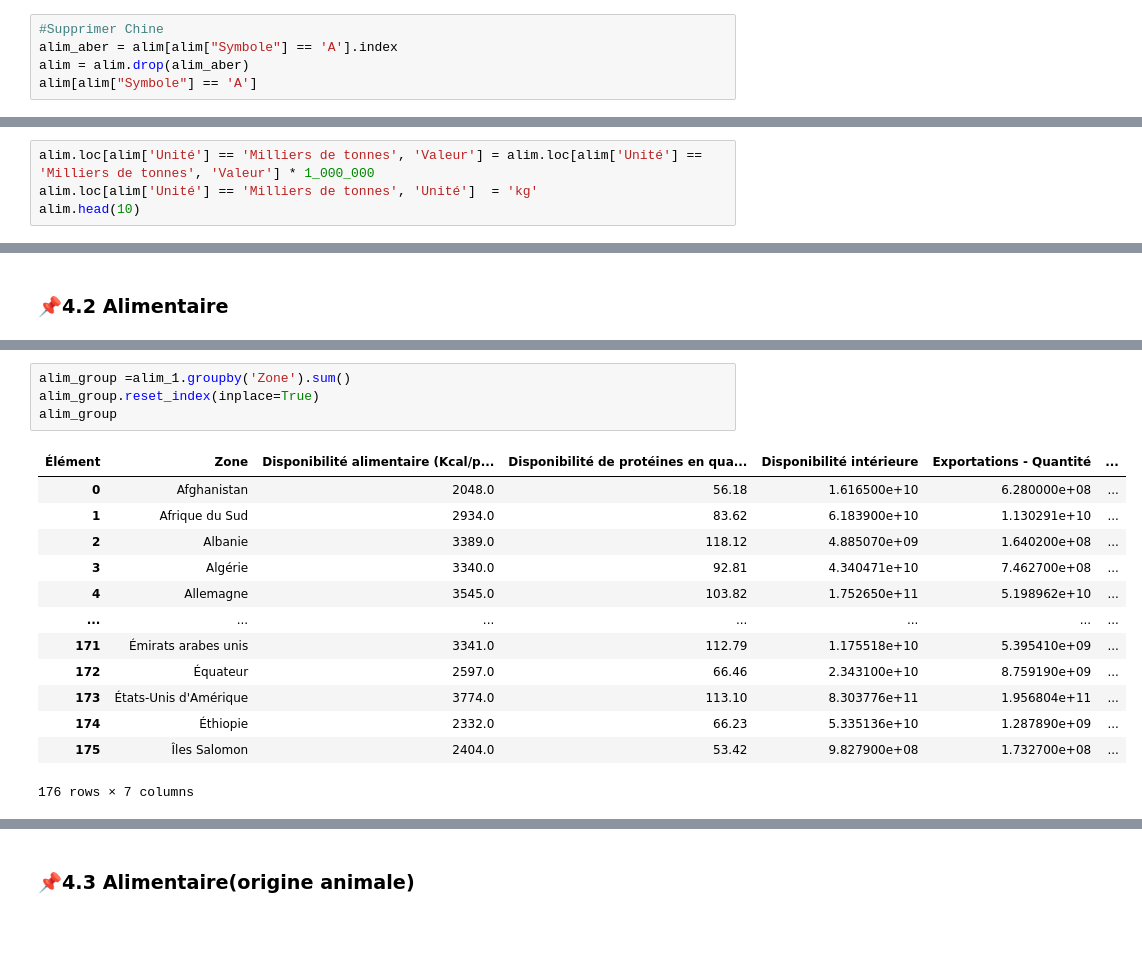
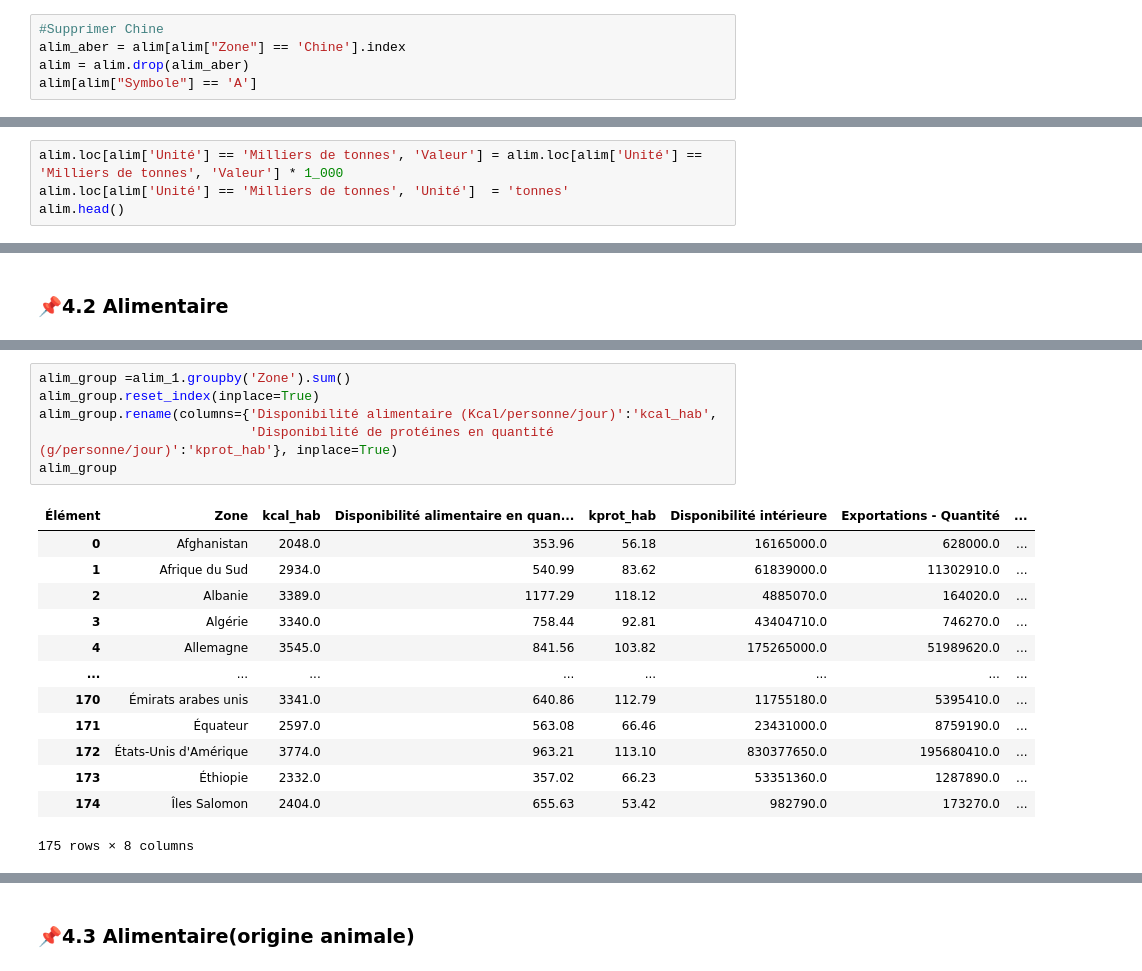
Before and after one commit to pouriaforouzesh/projet-3, a Jupyter notebook: P5_01_code.ipynb, the cells around one changed output, grey strips where cells are left out. Saved outputs shown, nothing was run; the diff lists cells and outputs as text; blank space fills up the shorter version.

```diff
--- a/P5_01_code.ipynb
+++ b/P5_01_code.ipynb
@@ -297,7 +467,7 @@ pop.head()
 ### 📌3.2 Alimentaire
 # %%
 #Supprimer Chine
-alim_aber = alim[alim["Symbole"] == 'A'].index
+alim_aber = alim[alim["Zone"] == 'Chine'].index
 alim = alim.drop(alim_aber)
 alim[alim["Symbole"] == 'A']
 # %% [output]
@@ -309,7 +479,7 @@ alim.Zone.unique().shape
 # %%
-alim.loc[alim['Unité'] == 'Milliers de tonnes', 'Valeur'] = alim.loc[alim['Unité'] == 'Milliers de tonnes', 'Valeur'] * 1_000_000
-alim.loc[alim['Unité'] == 'Milliers de tonnes', 'Unité']  = 'kg'
-alim.head(10)
+alim.loc[alim['Unité'] == 'Milliers de tonnes', 'Valeur'] = alim.loc[alim['Unité'] == 'Milliers de tonnes', 'Valeur'] * 1_000
+alim.loc[alim['Unité'] == 'Milliers de tonnes', 'Unité']  = 'tonnes'
+alim.head()
 # %% [output]
 |  | Code Domaine | Domaine | Code zone (FAO) | Zone | Code Élément | Élément | Code Produit | Produit | ... |
 | 0 | FBS | Bilans Alimentaires (2014-) | 2 | Afghanistan | 5511 | Production | 2511 | Blé et produits | ... |
@@ -408,18 +624,20 @@ alim_1.head()
 # %%
 alim_group =alim_1.groupby('Zone').sum()
 alim_group.reset_index(inplace=True)
+alim_group.rename(columns={'Disponibilité alimentaire (Kcal/personne/jour)':'kcal_hab',
+                           'Disponibilité de protéines en quantité (g/personne/jour)':'kprot_hab'}, inplace=True)
 alim_group
 # %% [output]
-| Élément | Zone | Disponibilité alimentaire (Kcal/p... | Disponibilité de protéines en qua... | Disponibilité intérieure | Exportations - Quantité | ... |
-| 0 | Afghanistan | 2048.0 | 56.18 | 1.616500e+10 | 6.280000e+08 | ... |
-| 1 | Afrique du Sud | 2934.0 | 83.62 | 6.183900e+10 | 1.130291e+10 | ... |
-| 2 | Albanie | 3389.0 | 118.12 | 4.885070e+09 | 1.640200e+08 | ... |
-| 3 | Algérie | 3340.0 | 92.81 | 4.340471e+10 | 7.462700e+08 | ... |
-| 4 | Allemagne | 3545.0 | 103.82 | 1.752650e+11 | 5.198962e+10 | ... |
-| ... | ... | ... | ... | ... | ... | ... |
-| 171 | Émirats arabes unis | 3341.0 | 112.79 | 1.175518e+10 | 5.395410e+09 | ... |
-| 172 | Équateur | 2597.0 | 66.46 | 2.343100e+10 | 8.759190e+09 | ... |
-| 173 | États-Unis d'Amérique | 3774.0 | 113.10 | 8.303776e+11 | 1.956804e+11 | ... |
-| 174 | Éthiopie | 2332.0 | 66.23 | 5.335136e+10 | 1.287890e+09 | ... |
-| 175 | Îles Salomon | 2404.0 | 53.42 | 9.827900e+08 | 1.732700e+08 | ... |
+| Élément | Zone | kcal_hab | Disponibilité alimentaire en quan... | kprot_hab | Disponibilité intérieure | Exportations - Quantité | ... |
+| 0 | Afghanistan | 2048.0 | 353.96 | 56.18 | 16165000.0 | 628000.0 | ... |
+| 1 | Afrique du Sud | 2934.0 | 540.99 | 83.62 | 61839000.0 | 11302910.0 | ... |
+| 2 | Albanie | 3389.0 | 1177.29 | 118.12 | 4885070.0 | 164020.0 | ... |
+| 3 | Algérie | 3340.0 | 758.44 | 92.81 | 43404710.0 | 746270.0 | ... |
+| 4 | Allemagne | 3545.0 | 841.56 | 103.82 | 175265000.0 | 51989620.0 | ... |
+| ... | ... | ... | ... | ... | ... | ... | ... |
+| 170 | Émirats arabes unis | 3341.0 | 640.86 | 112.79 | 11755180.0 | 5395410.0 | ... |
+| 171 | Équateur | 2597.0 | 563.08 | 66.46 | 23431000.0 | 8759190.0 | ... |
+| 172 | États-Unis d'Amérique | 3774.0 | 963.21 | 113.10 | 830377650.0 | 195680410.0 | ... |
+| 173 | Éthiopie | 2332.0 | 357.02 | 66.23 | 53351360.0 | 1287890.0 | ... |
+| 174 | Îles Salomon | 2404.0 | 655.63 | 53.42 | 982790.0 | 173270.0 | ... |
-176 rows × 7 columns
+175 rows × 8 columns
```
Also changed, not shown: parts of 118 cells of this notebook, 1 other file.
